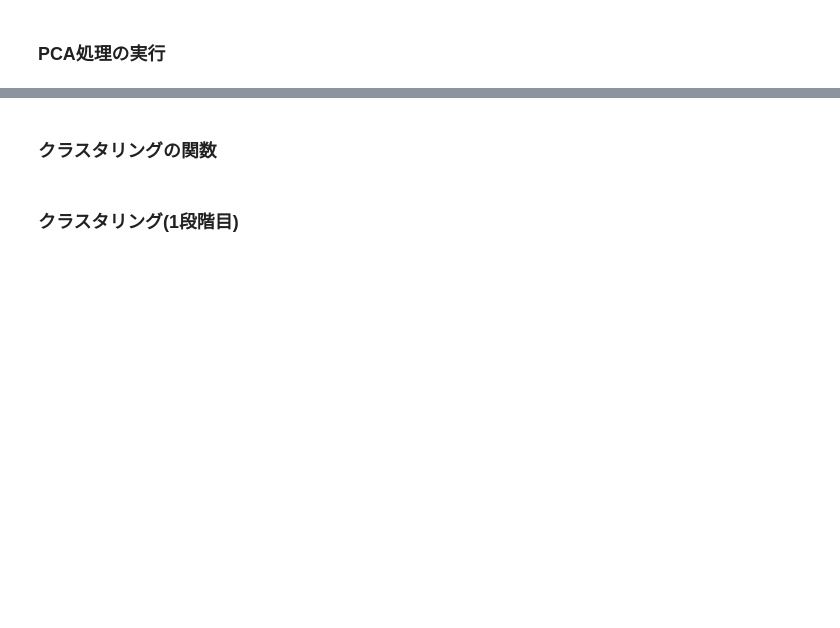
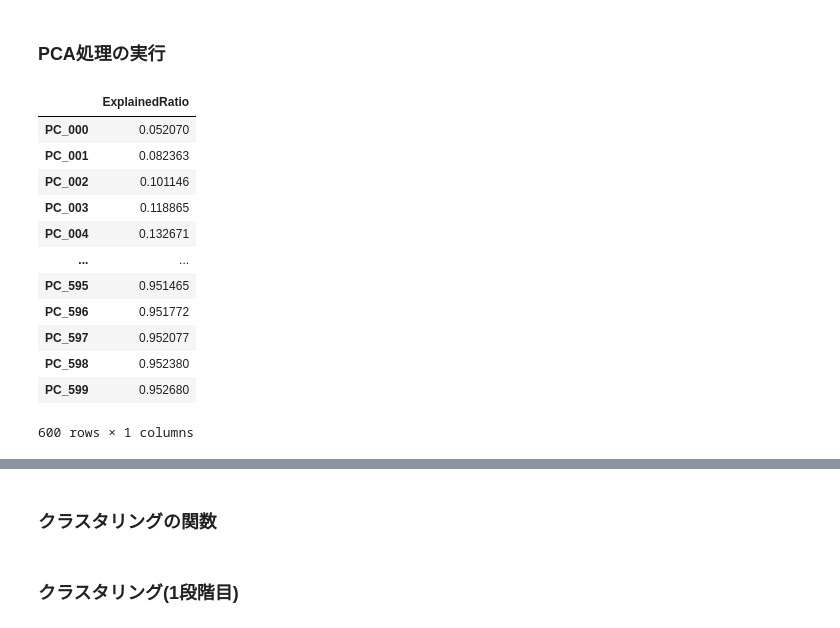
Before and after one commit to reona-investing/enrich_me, a Jupyter notebook: project/execution_scripts/clustering/sector_redim_UMAP.ipynb, the cells around one changed output, grey strips where cells are left out. Drawn from its saved outputs; the diff is of its cells as text; code cells hidden in the pictures; blank space fills up the shorter version.

```diff
--- a/project/execution_scripts/clustering/sector_redim_UMAP.ipynb
+++ b/project/execution_scripts/clustering/sector_redim_UMAP.ipynb
@@ -35,18 +70,32 @@ target
 # %%
 from sklearn.decomposition import PCA
 end_date = datetime(2022,1,1)
-n_components = 115 # 累積寄与率がおおむね80%となる要素数
+n_components = 600
 
 
 target = target[target.index <= end_date]
 no_missing_residuals = target.dropna(axis=1).T
 
 pca = PCA(n_components = n_components).fit(no_missing_residuals)
 
 explained_ratio_df = pd.DataFrame(np.cumsum(pca.explained_variance_ratio_),
                                   index=['PC_'+ '{:0=3}'.format(j) for j in range(0, n_components)],
                                   columns=['ExplainedRatio'])
 explained_ratio_df
+# %% [output]
+|  | ExplainedRatio |
+| PC_000 | 0.052070 |
+| PC_001 | 0.082363 |
+| PC_002 | 0.101146 |
+| PC_003 | 0.118865 |
+| PC_004 | 0.132671 |
+| ... | ... |
+| PC_595 | 0.951465 |
+| PC_596 | 0.951772 |
+| PC_597 | 0.952077 |
+| PC_598 | 0.952380 |
+| PC_599 | 0.952680 |
+600 rows × 1 columns
 # %%
 pca_array = pca.transform(no_missing_residuals)
 
```
Also changed, not shown: parts of 8 cells of this notebook, 5 other files.
